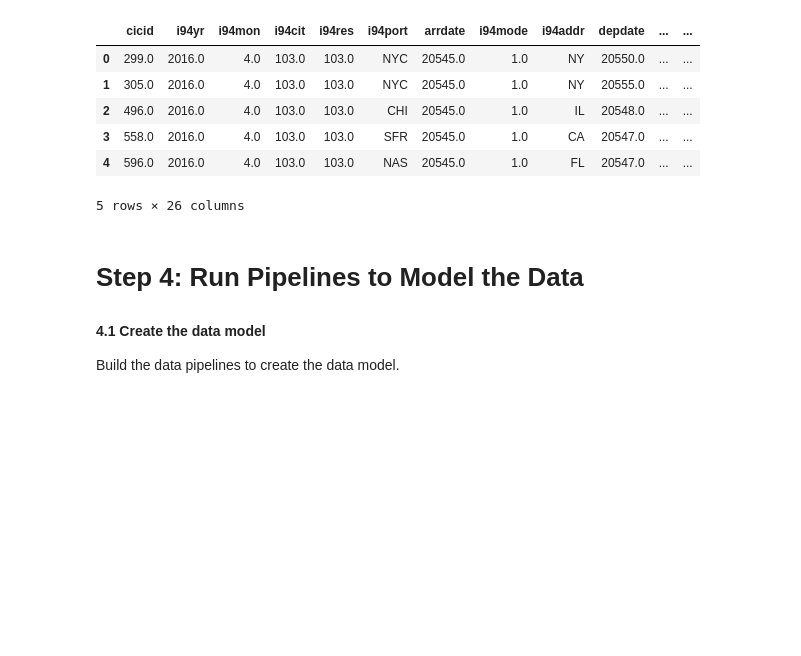
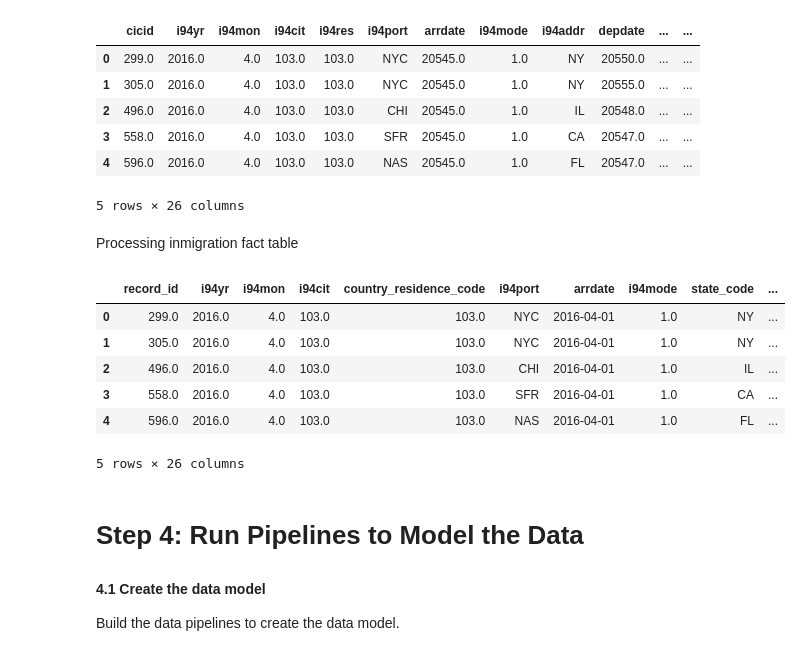
Before and after one commit to juferafo/UDE-capstone, a Jupyter notebook: Capstone-project.ipynb, the cells around one changed output. Cells and saved outputs as stored; diff of their text form; code cells hidden in the pictures; blank space fills up the shorter version.

```diff
--- a/Capstone-project.ipynb
+++ b/Capstone-project.ipynb
@@ -758,0 +715,55 @@ def create_immigration_fact_table(df, output_data):
+# %% [markdown]
+Processing inmigration fact table
+# %%
+def create_inmigration_fact(
+        df_inmigration = None,
+        df_visa_dim = None,
+        output_data = None,
+        mode = 'overwrite'
+    ) -> None:
+    """
+    This method is designed to generate the inmigration fact table.
+    The I94 dimension data, the visa dimension and the global land temperature data is used for this purpose.
+
+    :param df_inmigration: I94 inmigration dataset
+    :type pyspark.sql.DataFrame:
+    :param df_visa: visa dimension table in form of PySpark dataframe
+    :type pyspark.sql.DataFrame:
+    :param output_data: path where the dimension dataframe will be saved in parquet format
+    :type str:
+    :param mode ('overwrite'): write mode of the output dataframe in parquet format
+    :type str:
+
+    :return pyspark.sql.DataFrame:
+    """
+
+    @udf('string')
+    def get_visa_key(visa_type):
+        key_series = df_visa_dim[df_visa_dim['visatype']==visa_type]['visa_type_key']
+        return str(key_series.iloc[0])
+
+    df_visa_dim = df_visa_dim.toPandas()
+    get_datetime = udf(lambda x: (dt.datetime(1960, 1, 1).date() + dt.timedelta(x)).isoformat() if x else None)
+
+    col_visa_key = get_visa_key('visatype')
+    col_datetime = get_datetime(df_inmigration.arrdate)
+
+    df_inmigration_fact = df_inmigration.\
+        withColumnRenamed('cicid','record_id').\
+        withColumnRenamed('i94res', 'country_residence_code').\
+        withColumnRenamed('i94addr', 'state_code').\
+        withColumn('visa_type_key', col_visa_key).\
+        withColumn('arrdate', col_datetime)
+
+    return df_inmigration_fact
+# %%
+df_inmigration_fact = create_inmigration_fact(df_inmigration = clean_df_inmigration, df_visa_dim = df_visa_dim)
+df_inmigration_fact.limit(5).toPandas()
+# %% [output]
+|  | record_id | i94yr | i94mon | i94cit | country_residence_code | i94port | arrdate | i94mode | state_code | ... |
+| 0 | 299.0 | 2016.0 | 4.0 | 103.0 | 103.0 | NYC | 2016-04-01 | 1.0 | NY | ... |
+| 1 | 305.0 | 2016.0 | 4.0 | 103.0 | 103.0 | NYC | 2016-04-01 | 1.0 | NY | ... |
+| 2 | 496.0 | 2016.0 | 4.0 | 103.0 | 103.0 | CHI | 2016-04-01 | 1.0 | IL | ... |
+| 3 | 558.0 | 2016.0 | 4.0 | 103.0 | 103.0 | SFR | 2016-04-01 | 1.0 | CA | ... |
+| 4 | 596.0 | 2016.0 | 4.0 | 103.0 | 103.0 | NAS | 2016-04-01 | 1.0 | FL | ... |
+5 rows × 26 columns
```
Also changed, not shown: parts of 2 cells of this notebook.
